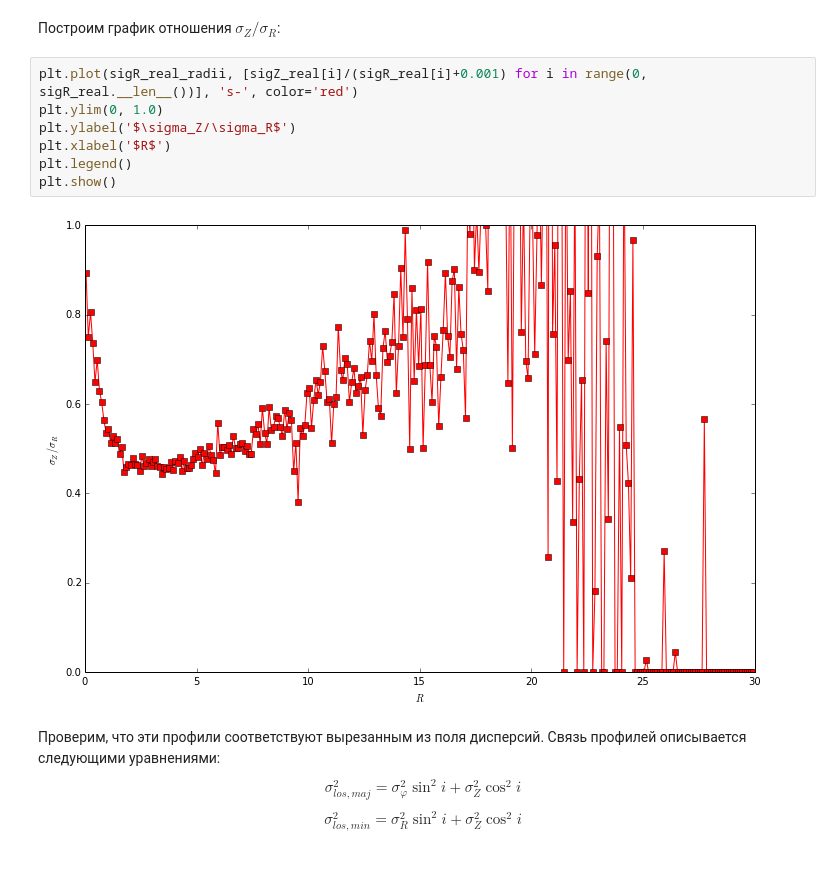
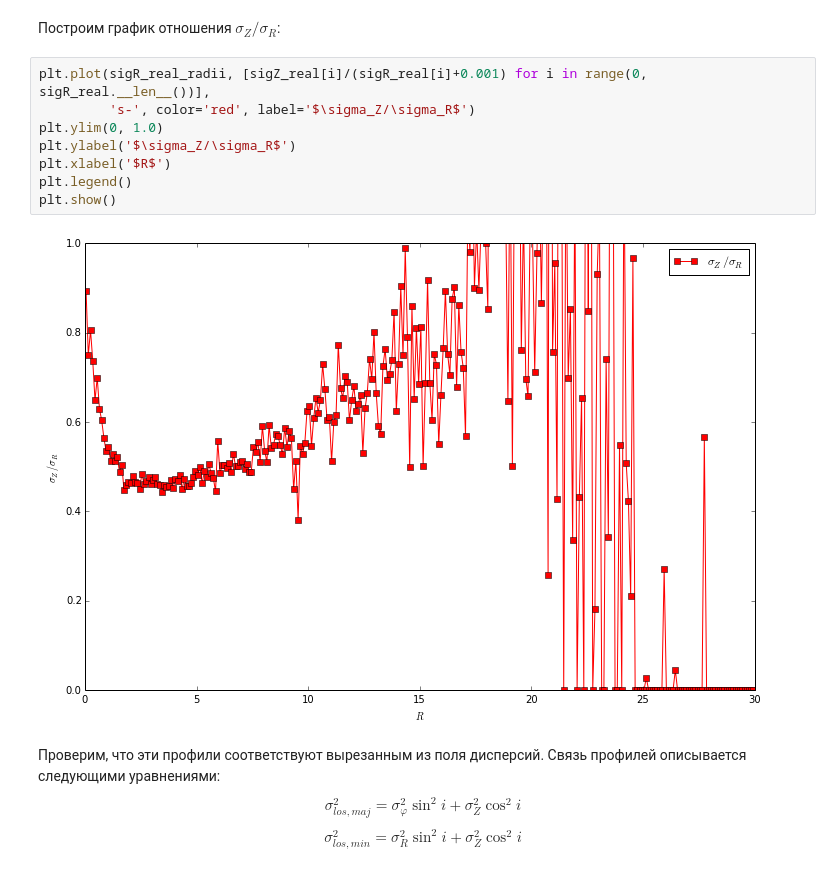
Before and after one commit to Amarchuk/2FInstability, a Jupyter notebook: notebooks/2FI Model galaxy.ipynb, the cells around one changed output. Cells and saved outputs as stored; diff of their text form.

```diff
--- a/notebooks/2FI Model galaxy.ipynb
+++ b/notebooks/2FI Model galaxy.ipynb
@@ -246,14 +246,15 @@ plt.show()
 # %% [markdown]
 Построим график отношения $\sigma_Z/\sigma_R$:
 # %%
-plt.plot(sigR_real_radii, [sigZ_real[i]/(sigR_real[i]+0.001) for i in range(0, sigR_real.__len__())], 's-', color='red')
+plt.plot(sigR_real_radii, [sigZ_real[i]/(sigR_real[i]+0.001) for i in range(0, sigR_real.__len__())],
+         's-', color='red', label='$\sigma_Z/\sigma_R$')
 plt.ylim(0, 1.0)
 plt.ylabel('$\sigma_Z/\sigma_R$')
 plt.xlabel('$R$')
 plt.legend()
 plt.show()
 # %% [output]
-[figure, old version]
+[figure, new version]
 # %% [markdown]
 Проверим, что эти профили соответствуют вырезанным из поля дисперсий. Связь профилей описывается следующими уравнениями: $$\sigma_{los,maj}^2=\sigma_{\varphi}^2\sin^2i+\sigma_Z^2\cos^2i$$ $$\sigma_{los,min}^2=\sigma_R^2\sin^2i+\sigma_Z^2\cos^2i$$
 # %%
```
Also changed, not shown: parts of 7 cells of this notebook.
